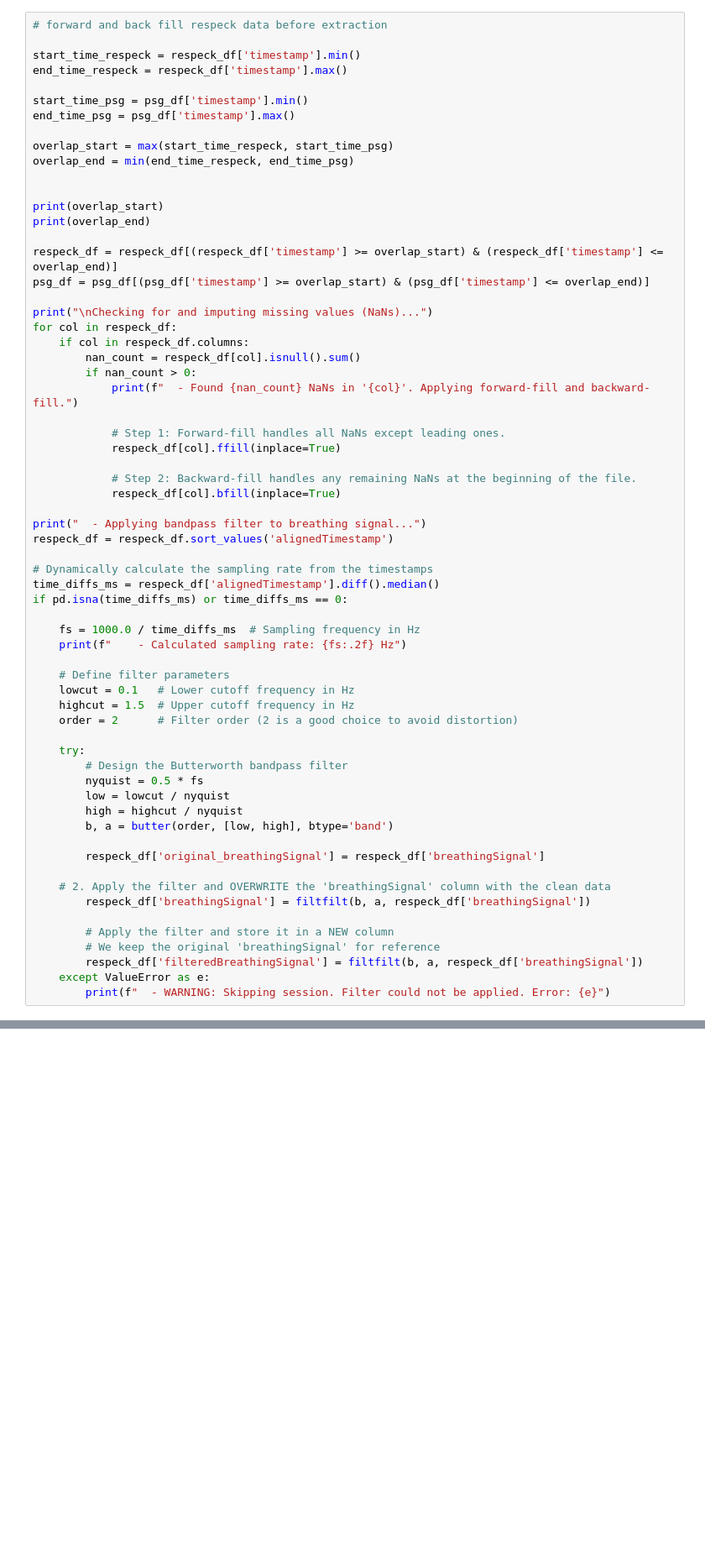
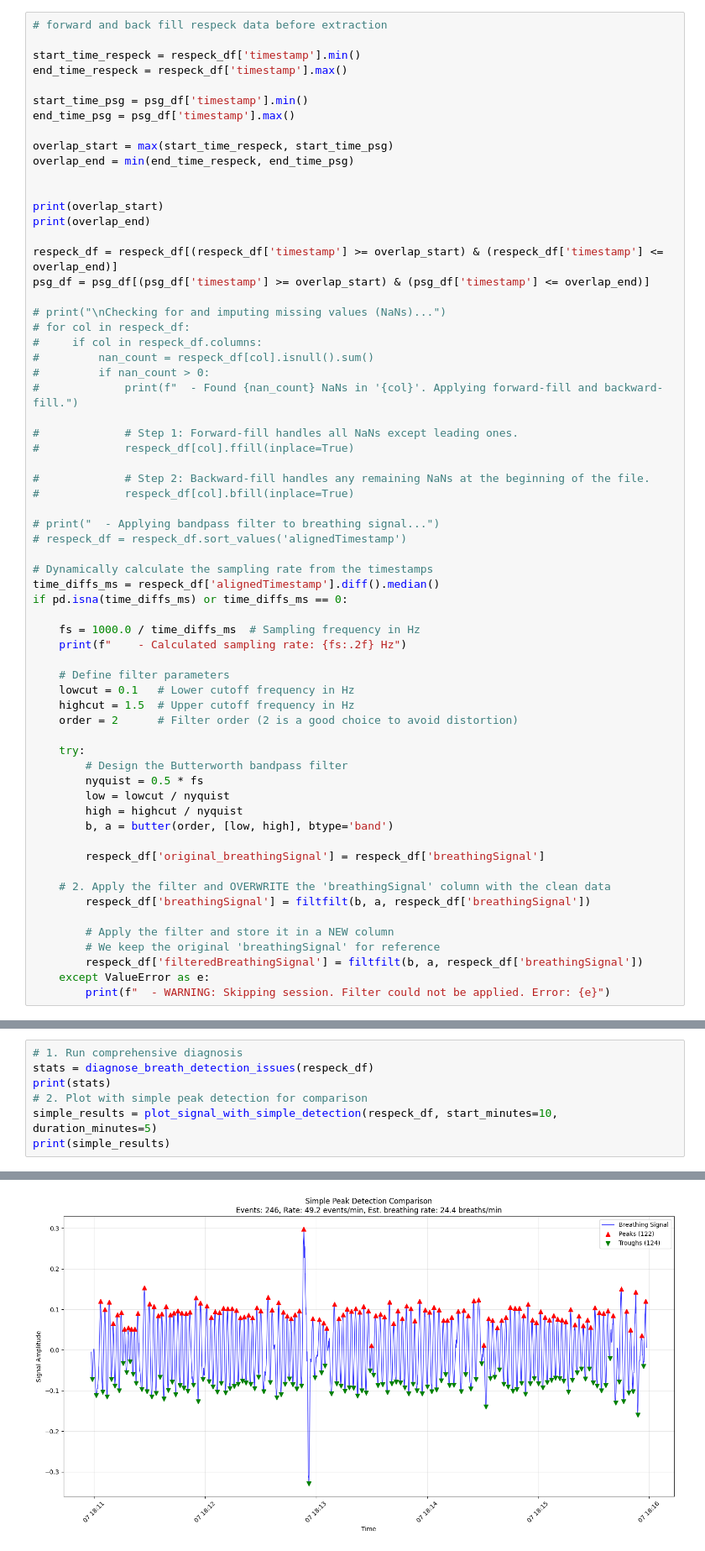
Before and after one commit to harshkheskani/DysfunctionalBreathingCharacterisation, a Jupyter notebook: notebooks/respeck_features.ipynb, the cells around one changed output, grey strips where cells are left out. Shown at 84% size. Saved outputs shown, nothing was run; the diff lists cells and outputs as text; blank space fills up the shorter version.

Commit message:
figuring out breath detection

```diff
--- a/notebooks/respeck_features.ipynb
+++ b/notebooks/respeck_features.ipynb
@@ -59,21 +80,21 @@ print(overlap_end)
 respeck_df = respeck_df[(respeck_df['timestamp'] >= overlap_start) & (respeck_df['timestamp'] <= overlap_end)]
 psg_df = psg_df[(psg_df['timestamp'] >= overlap_start) & (psg_df['timestamp'] <= overlap_end)]
 
-print("\nChecking for and imputing missing values (NaNs)...")
-for col in respeck_df:
-    if col in respeck_df.columns:
-        nan_count = respeck_df[col].isnull().sum()
-        if nan_count > 0:
-            print(f"  - Found {nan_count} NaNs in '{col}'. Applying forward-fill and backward-fill.")
+# print("\nChecking for and imputing missing values (NaNs)...")
+# for col in respeck_df:
+#     if col in respeck_df.columns:
+#         nan_count = respeck_df[col].isnull().sum()
+#         if nan_count > 0:
+#             print(f"  - Found {nan_count} NaNs in '{col}'. Applying forward-fill and backward-fill.")
 
-            # Step 1: Forward-fill handles all NaNs except leading ones.
-            respeck_df[col].ffill(inplace=True)
+#             # Step 1: Forward-fill handles all NaNs except leading ones.
+#             respeck_df[col].ffill(inplace=True)
 
-            # Step 2: Backward-fill handles any remaining NaNs at the beginning of the file.
-            respeck_df[col].bfill(inplace=True)
+#             # Step 2: Backward-fill handles any remaining NaNs at the beginning of the file.
+#             respeck_df[col].bfill(inplace=True)
 
-print("  - Applying bandpass filter to breathing signal...")
-respeck_df = respeck_df.sort_values('alignedTimestamp')
+# print("  - Applying bandpass filter to breathing signal...")
+# respeck_df = respeck_df.sort_values('alignedTimestamp')
 
 # Dynamically calculate the sampling rate from the timestamps
 time_diffs_ms = respeck_df['alignedTimestamp'].diff().median()
@@ -978,0 +1386,8 @@ print(extract_morphological_features(respeck_df, breaths))
+# %%
+# 1. Run comprehensive diagnosis
+stats = diagnose_breath_detection_issues(respeck_df)
+print(stats)
+# 2. Plot with simple peak detection for comparison
+simple_results = plot_signal_with_simple_detection(respeck_df, start_minutes=10, duration_minutes=5)
+print(simple_results)
+# %% [output]
@@ -978,0 +1411 @@ print(extract_morphological_features(respeck_df, breaths))
+[figure, added]
```
Also changed, not shown: parts of 22 cells of this notebook, 1 other file.
